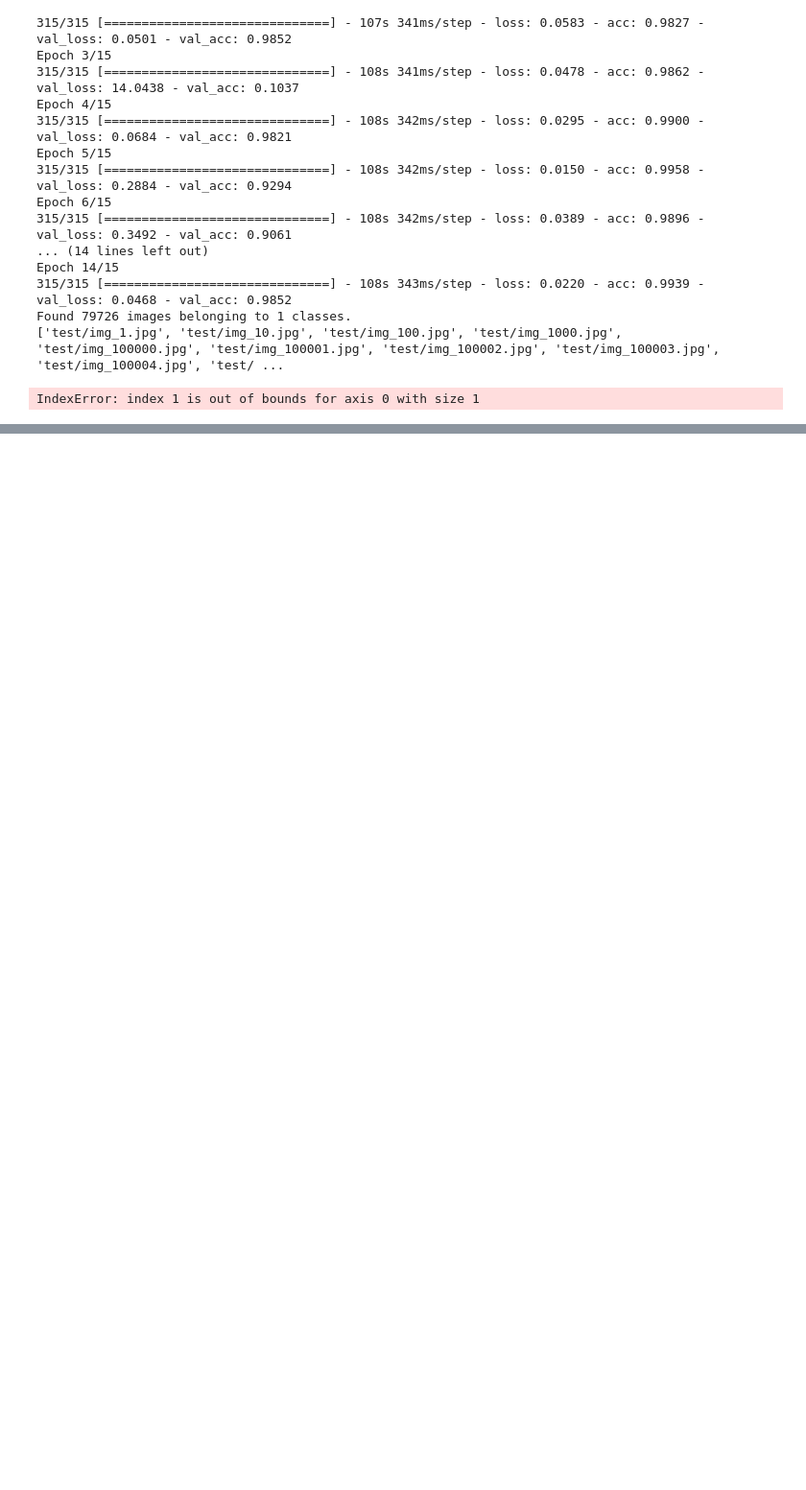
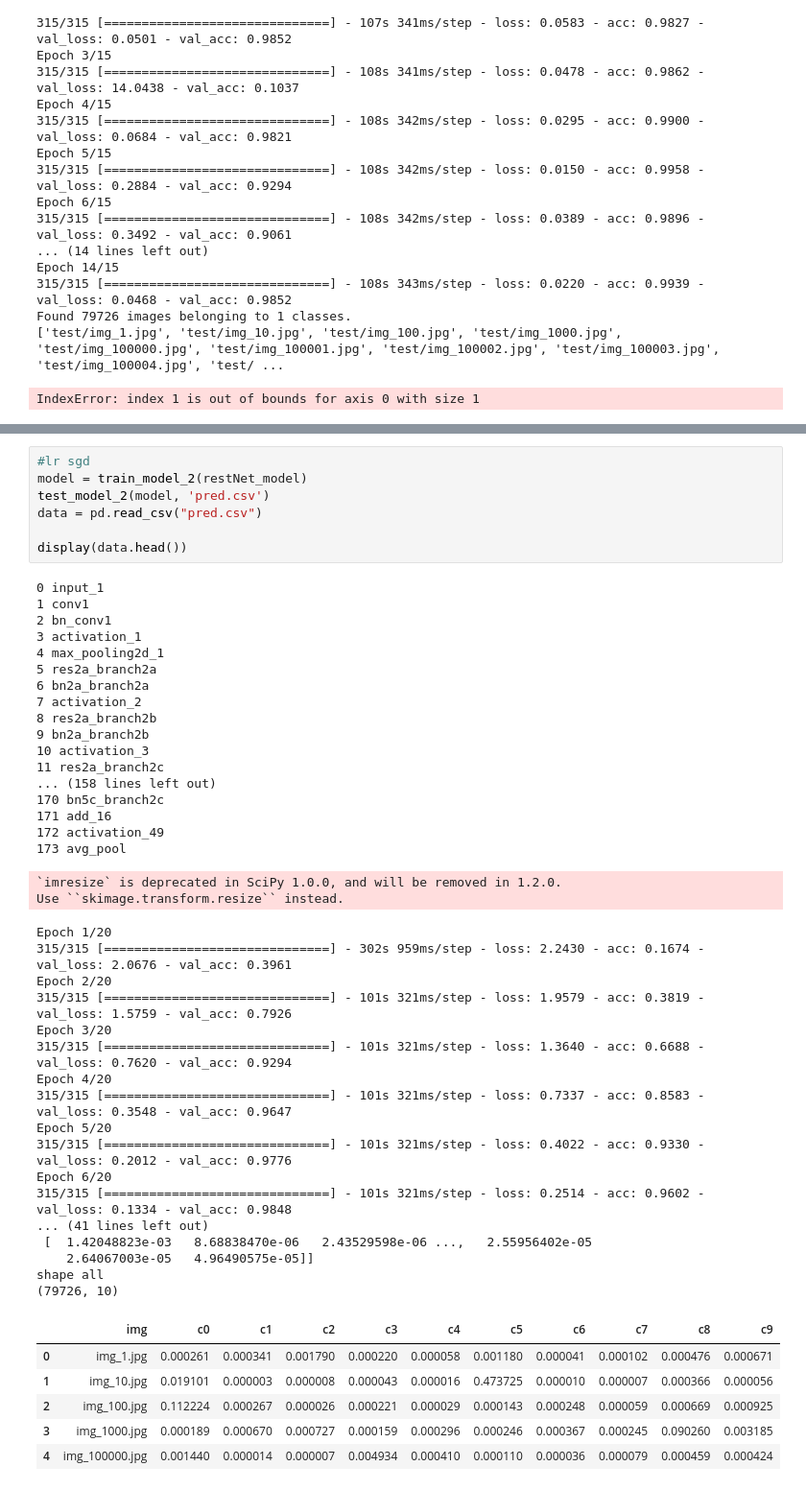
Before and after one commit to rosaann/driver, a Jupyter notebook: driver.ipynb, the cells around one changed output, grey strips where cells are left out. Shown at 96% size. Saved outputs shown, nothing was run; the diff lists cells and outputs as text; blank space fills up the shorter version.

```diff
--- a/driver.ipynb
+++ b/driver.ipynb
@@ -622,0 +758,50 @@ test_model(model, 'pred.csv')
+# %%
+#lr sgd
+model = train_model_2(restNet_model)
+test_model_2(model, 'pred.csv')
+data = pd.read_csv("pred.csv")
+
+display(data.head())
+# %% [output]
+0 input_1
+1 conv1
+2 bn_conv1
+3 activation_1
+4 max_pooling2d_1
+5 res2a_branch2a
+6 bn2a_branch2a
+7 activation_2
+8 res2a_branch2b
+9 bn2a_branch2b
+10 activation_3
+11 res2a_branch2c
+... (158 lines left out)
+170 bn5c_branch2c
+171 add_16
+172 activation_49
+173 avg_pool
+`imresize` is deprecated in SciPy 1.0.0, and will be removed in 1.2.0.
+Use ``skimage.transform.resize`` instead.
+Epoch 1/20
+315/315 [==============================] - 302s 959ms/step - loss: 2.2430 - acc: 0.1674 - val_loss: 2.0676 - val_acc: 0.3961
+Epoch 2/20
+315/315 [==============================] - 101s 321ms/step - loss: 1.9579 - acc: 0.3819 - val_loss: 1.5759 - val_acc: 0.7926
+Epoch 3/20
+315/315 [==============================] - 101s 321ms/step - loss: 1.3640 - acc: 0.6688 - val_loss: 0.7620 - val_acc: 0.9294
+Epoch 4/20
+315/315 [==============================] - 101s 321ms/step - loss: 0.7337 - acc: 0.8583 - val_loss: 0.3548 - val_acc: 0.9647
+Epoch 5/20
+315/315 [==============================] - 101s 321ms/step - loss: 0.4022 - acc: 0.9330 - val_loss: 0.2012 - val_acc: 0.9776
+Epoch 6/20
+315/315 [==============================] - 101s 321ms/step - loss: 0.2514 - acc: 0.9602 - val_loss: 0.1334 - val_acc: 0.9848
+... (41 lines left out)
+ [  1.42048823e-03   8.68838470e-06   2.43529598e-06 ...,   2.55956402e-05
+    2.64067003e-05   4.96490575e-05]]
+shape all
+(79726, 10)
+|  | img | c0 | c1 | c2 | c3 | c4 | c5 | c6 | c7 | c8 | c9 |
+| 0 | img_1.jpg | 0.000261 | 0.000341 | 0.001790 | 0.000220 | 0.000058 | 0.001180 | 0.000041 | 0.000102 | 0.000476 | 0.000671 |
+| 1 | img_10.jpg | 0.019101 | 0.000003 | 0.000008 | 0.000043 | 0.000016 | 0.473725 | 0.000010 | 0.000007 | 0.000366 | 0.000056 |
+| 2 | img_100.jpg | 0.112224 | 0.000267 | 0.000026 | 0.000221 | 0.000029 | 0.000143 | 0.000248 | 0.000059 | 0.000669 | 0.000925 |
+| 3 | img_1000.jpg | 0.000189 | 0.000670 | 0.000727 | 0.000159 | 0.000296 | 0.000246 | 0.000367 | 0.000245 | 0.090260 | 0.003185 |
+| 4 | img_100000.jpg | 0.001440 | 0.000014 | 0.000007 | 0.004934 | 0.000410 | 0.000110 | 0.000036 | 0.000079 | 0.000459 | 0.000424 |
```
Also changed, not shown: parts of 13 cells of this notebook.
